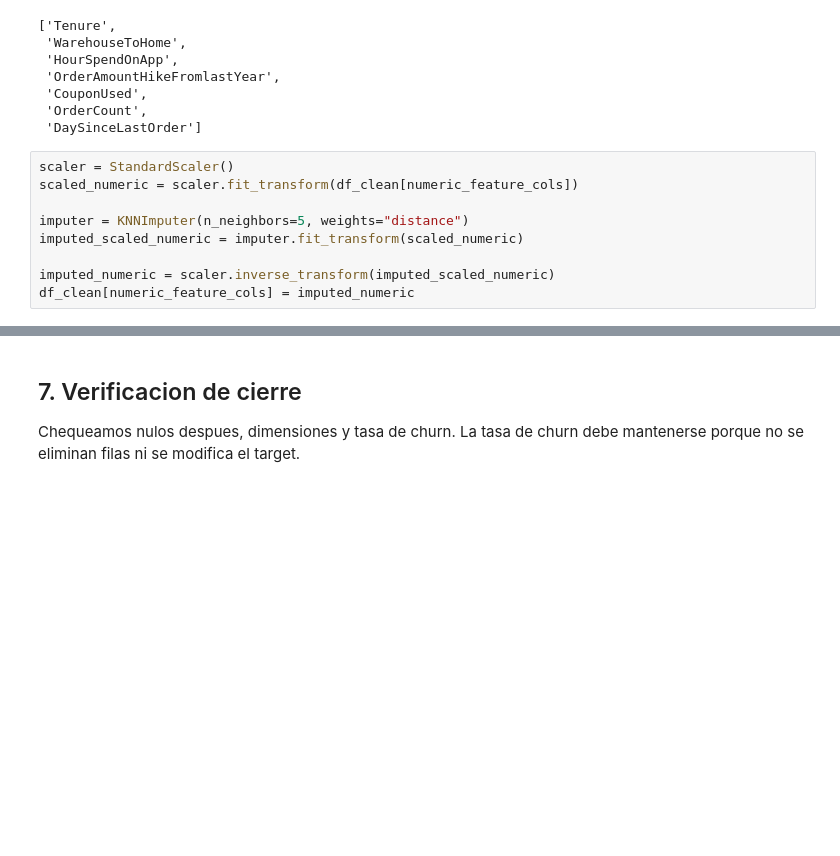
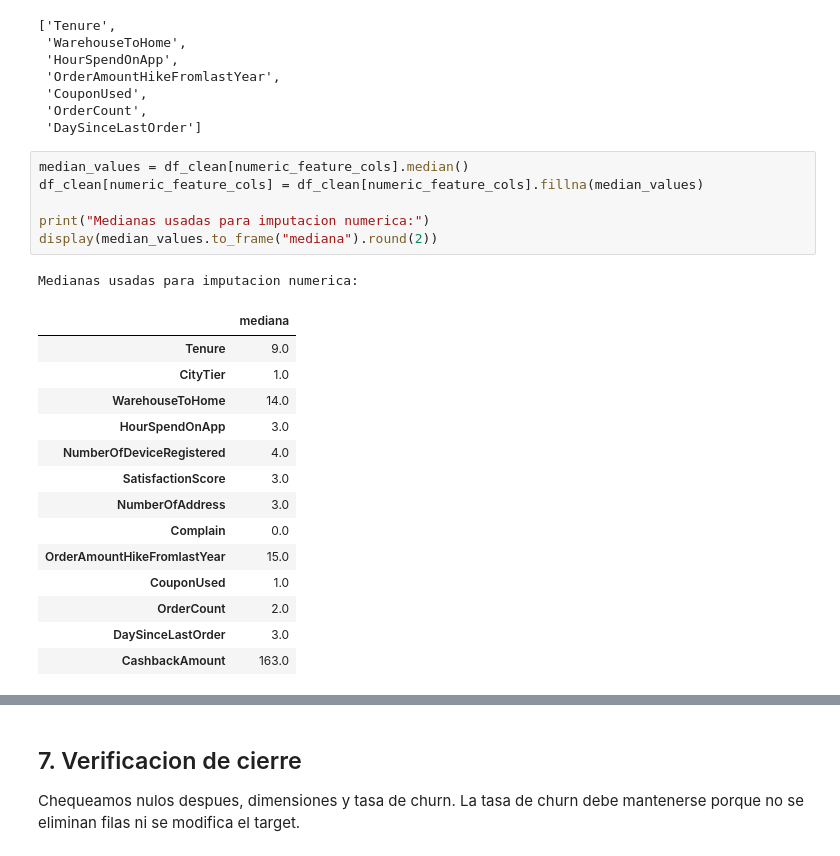
Before and after one commit to LBinello2004/TP3_Prediccion_Churn_IAAN_Grupo_04, a Jupyter notebook: notebooks/1. Limpieza de datos.ipynb, the cells around one changed output, grey strips where cells are left out. Cells and saved outputs as stored; diff of their text form; blank space fills up the shorter version.

```diff
--- a/notebooks/1. Limpieza de datos.ipynb
+++ b/notebooks/1. Limpieza de datos.ipynb
@@ -195,12 +194,25 @@ numeric_cols_with_missing
  'OrderCount',
  'DaySinceLastOrder']
 # %%
-scaler = StandardScaler()
-scaled_numeric = scaler.fit_transform(df_clean[numeric_feature_cols])
+median_values = df_clean[numeric_feature_cols].median()
+df_clean[numeric_feature_cols] = df_clean[numeric_feature_cols].fillna(median_values)
 
-imputer = KNNImputer(n_neighbors=5, weights="distance")
-imputed_scaled_numeric = imputer.fit_transform(scaled_numeric)
-
-imputed_numeric = scaler.inverse_transform(imputed_scaled_numeric)
-df_clean[numeric_feature_cols] = imputed_numeric
+print("Medianas usadas para imputacion numerica:")
+display(median_values.to_frame("mediana").round(2))
+# %% [output]
+Medianas usadas para imputacion numerica:
+|  | mediana |
+| Tenure | 9.0 |
+| CityTier | 1.0 |
+| WarehouseToHome | 14.0 |
+| HourSpendOnApp | 3.0 |
+| NumberOfDeviceRegistered | 4.0 |
+| SatisfactionScore | 3.0 |
+| NumberOfAddress | 3.0 |
+| Complain | 0.0 |
+| OrderAmountHikeFromlastYear | 15.0 |
+| CouponUsed | 1.0 |
+| OrderCount | 2.0 |
+| DaySinceLastOrder | 3.0 |
+| CashbackAmount | 163.0 |
 # %% [markdown]
```
Also changed, not shown: parts of 5 cells of this notebook, 4 other files.
